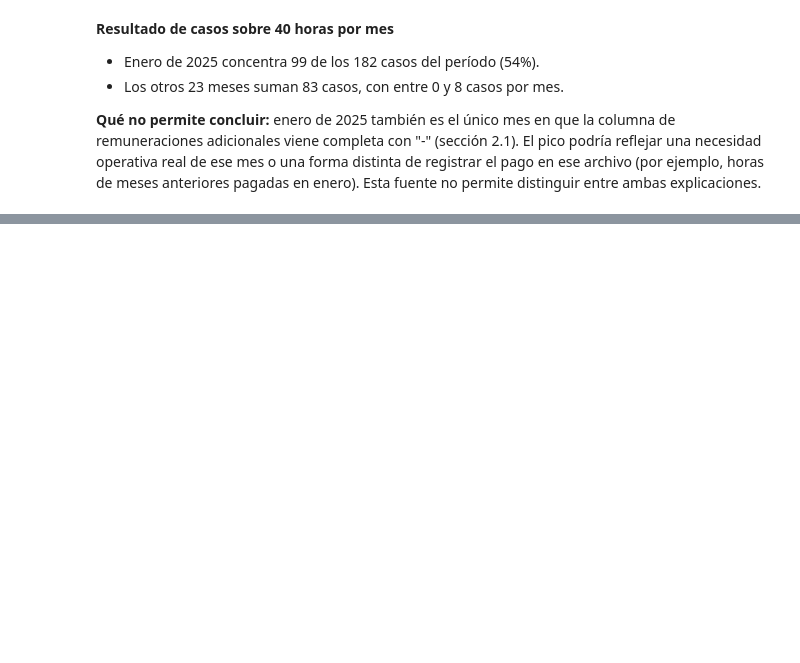
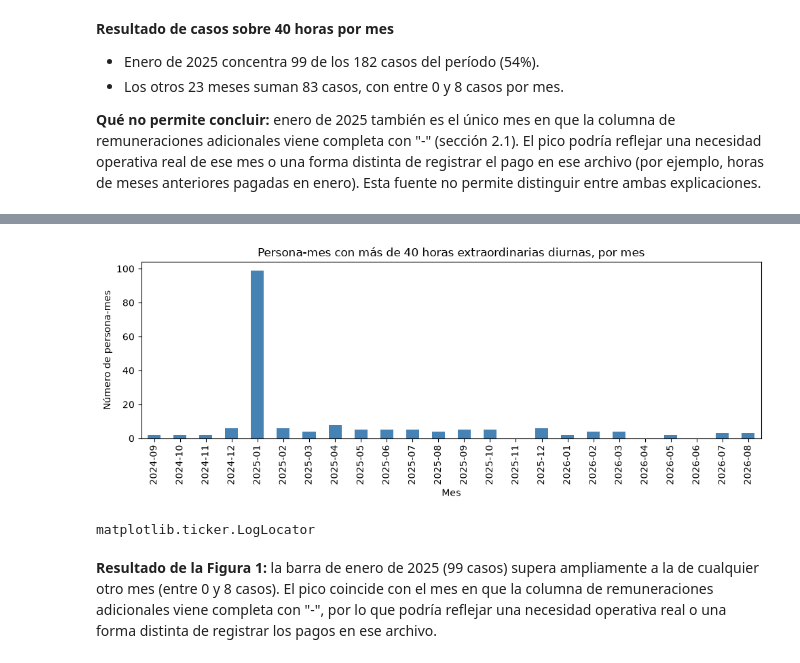
Before and after one commit to josenaxo/Proyecto-Business, a Jupyter notebook: Analysis/EDA.ipynb, the cells around one changed output, grey strips where cells are left out. Saved outputs shown, nothing was run; the diff lists cells and outputs as text; code cells hidden in the pictures; blank space fills up the shorter version.

```diff
--- a/Analysis/EDA.ipynb
+++ b/Analysis/EDA.ipynb
@@ -486,0 +491,20 @@ Name: sobre_40, dtype: Int64
+# %%
+#FIGURA 1
+fig, ax = plt.subplots(figsize=(10, 4))
+
+sobre_40_por_mes.plot(kind="bar", ax=ax, color="steelblue")
+
+ax.set_title("Persona-mes con más de 40 horas extraordinarias diurnas, por mes")
+ax.set_xlabel("Mes")
+ax.set_ylabel("Número de persona-mes")
+ax.tick_params(axis="x", rotation=90)
+
+
+plt.tight_layout()
+plt.savefig("../Data/figura_1_sobre_40_por_mes.png", dpi=150)
+plt.show()
+# %% [output]
+[figure, added]
+matplotlib.ticker.LogLocator
+# %% [markdown]
+**Resultado de la Figura 1:** la barra de enero de 2025 (99 casos) supera ampliamente a la de cualquier otro mes (entre 0 y 8 casos). El pico coincide con el mes en que la columna de remuneraciones adicionales viene completa con "-", por lo que podría reflejar una necesidad operativa real o una forma distinta de registrar los pagos en ese archivo.
```
Also changed, not shown: parts of 1 cell of this notebook.
